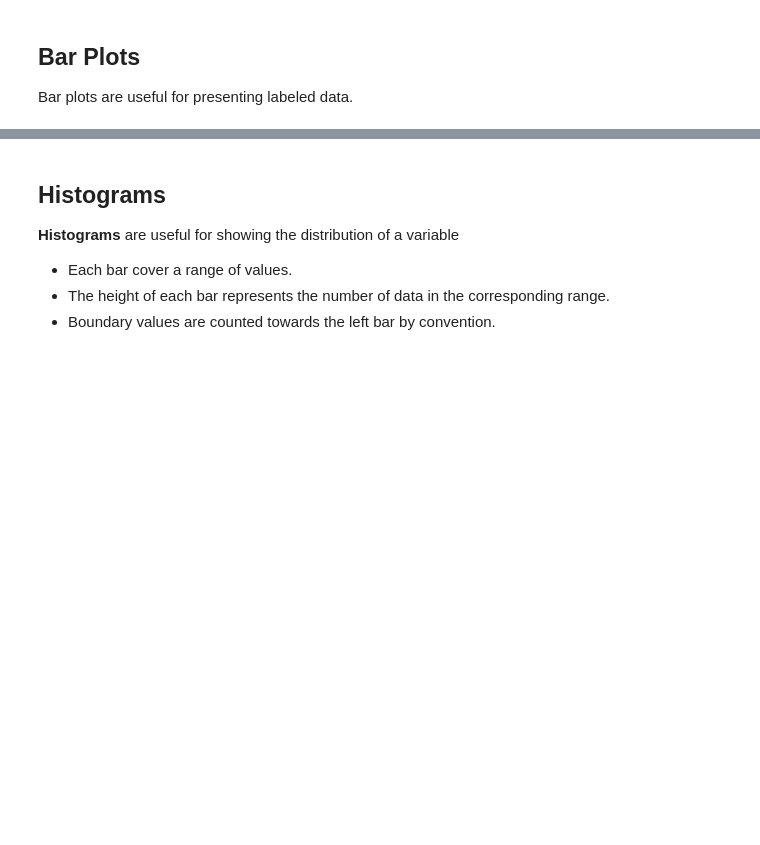
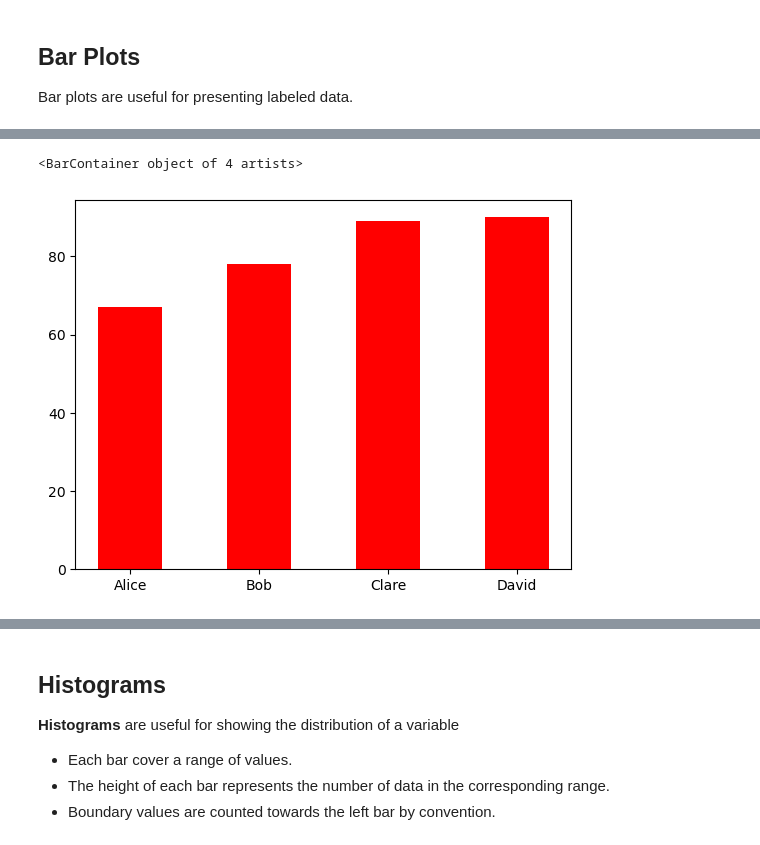
Before and after one commit to ch00226855/CMP464788Spring2023, a Jupyter notebook: Week06_BasicPlotting.ipynb, the cells around one changed output, grey strips where cells are left out. Saved outputs shown, nothing was run; the diff lists cells and outputs as text; code cells hidden in the pictures; blank space fills up the shorter version.

```diff
--- a/Week06_BasicPlotting.ipynb
+++ b/Week06_BasicPlotting.ipynb
@@ -78,2 +145,8 @@ df['Midterm'].plot.bar(color='r', figsize=(10, 6))
+# %%
+# We can also create a bar plot using plt.bar()
+plt.bar(df.index, df['Midterm'], color='r', width=0.5)
+# %% [output]
+<BarContainer object of 4 artists>
+[figure, added]
 # %%
 df[['Midterm', 'Final']].plot.bar()
```
Also changed, not shown: parts of 30 cells of this notebook.
